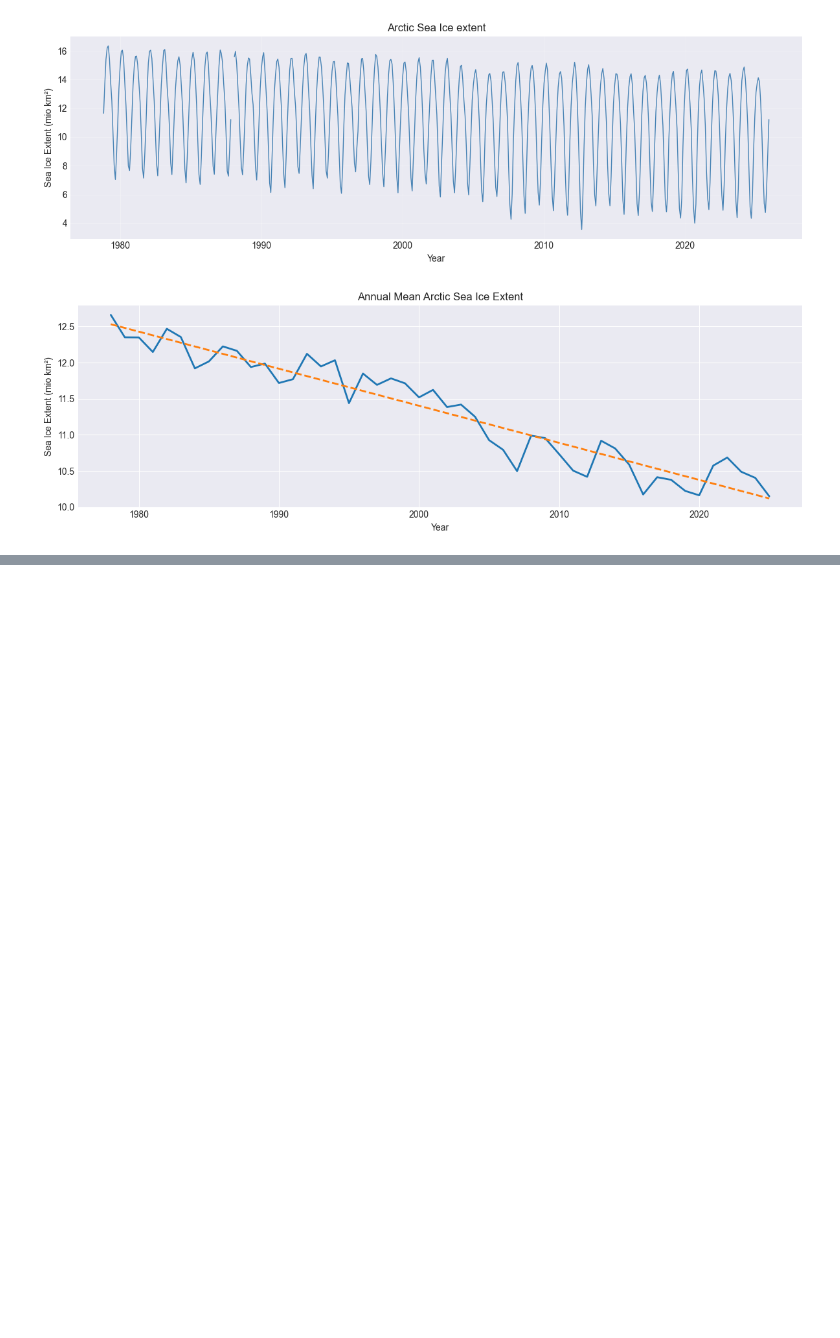
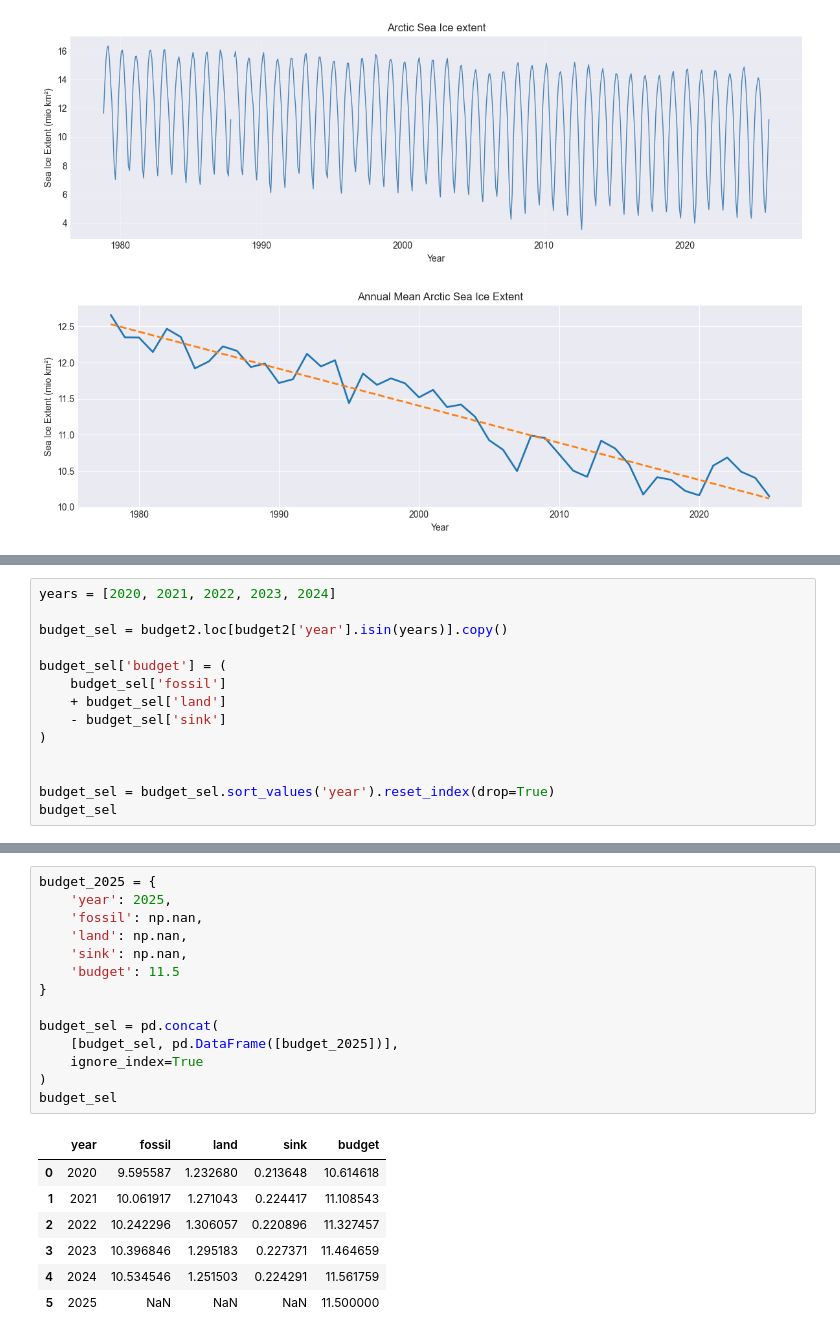
Before and after one commit to linachos/Data-Visualization, a Jupyter notebook: Project/data.ipynb, the cells around one changed output, grey strips where cells are left out. Cells and saved outputs as stored; diff of their text form; blank space fills up the shorter version.

```diff
--- a/Project/data.ipynb
+++ b/Project/data.ipynb
@@ -327,0 +363,14 @@ Decline: -7.7%
+# %%
+years = [2020, 2021, 2022, 2023, 2024]
+
+budget_sel = budget2.loc[budget2['year'].isin(years)].copy()
+
+budget_sel['budget'] = (
+    budget_sel['fossil']
+    + budget_sel['land']
+    - budget_sel['sink']
+)
+
+
+budget_sel = budget_sel.sort_values('year').reset_index(drop=True)
+budget_sel
@@ -327,0 +384,22 @@ Decline: -7.7%
+# %%
+budget_2025 = {
+    'year': 2025,
+    'fossil': np.nan,
+    'land': np.nan,
+    'sink': np.nan,
+    'budget': 11.5
+}
+
+budget_sel = pd.concat(
+    [budget_sel, pd.DataFrame([budget_2025])],
+    ignore_index=True
+)
+budget_sel
+# %% [output]
+|  | year | fossil | land | sink | budget |
+| 0 | 2020 | 9.595587 | 1.232680 | 0.213648 | 10.614618 |
+| 1 | 2021 | 10.061917 | 1.271043 | 0.224417 | 11.108543 |
+| 2 | 2022 | 10.242296 | 1.306057 | 0.220896 | 11.327457 |
+| 3 | 2023 | 10.396846 | 1.295183 | 0.227371 | 11.464659 |
+| 4 | 2024 | 10.534546 | 1.251503 | 0.224291 | 11.561759 |
+| 5 | 2025 | NaN | NaN | NaN | 11.500000 |
```
Also changed, not shown: parts of 16 cells of this notebook, 23 other files.
